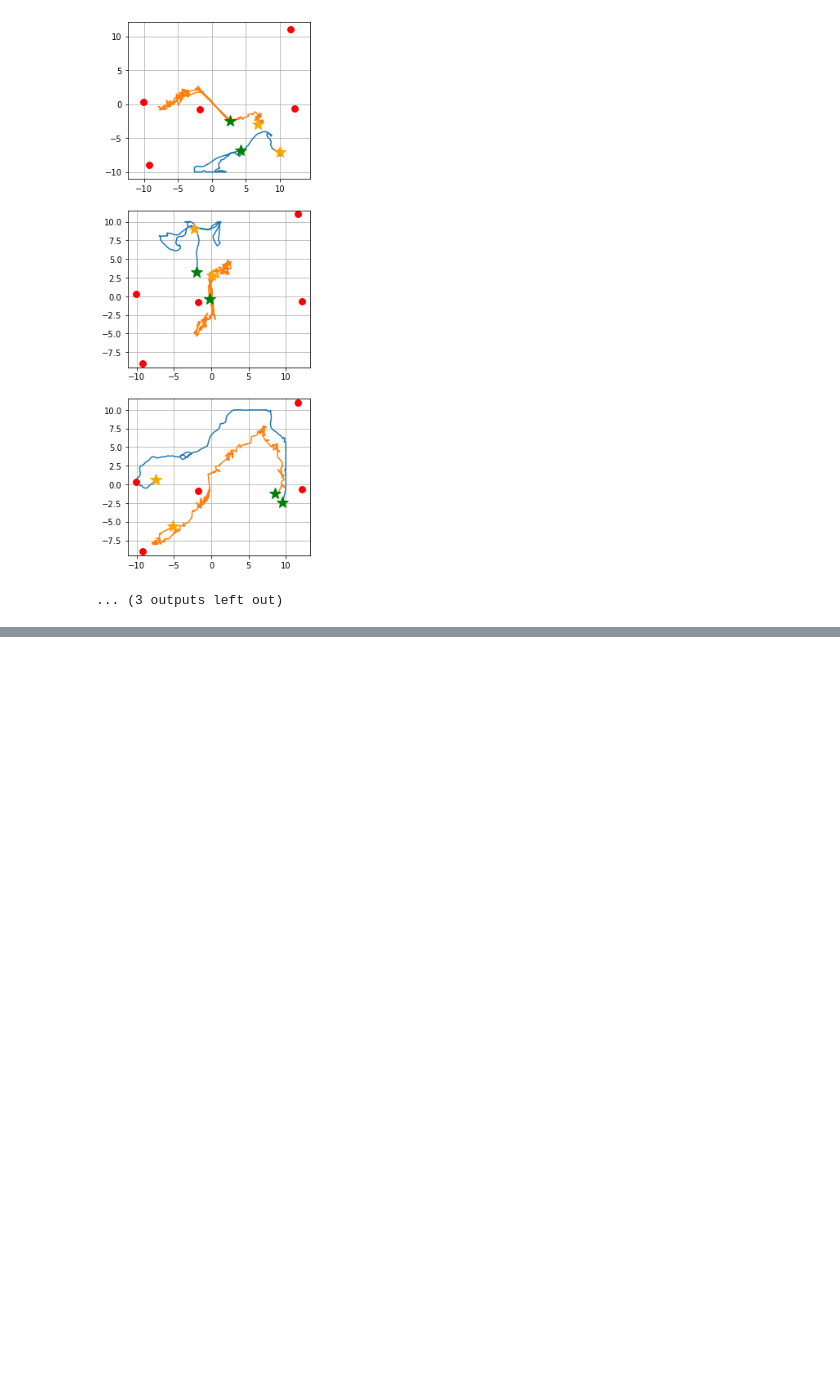
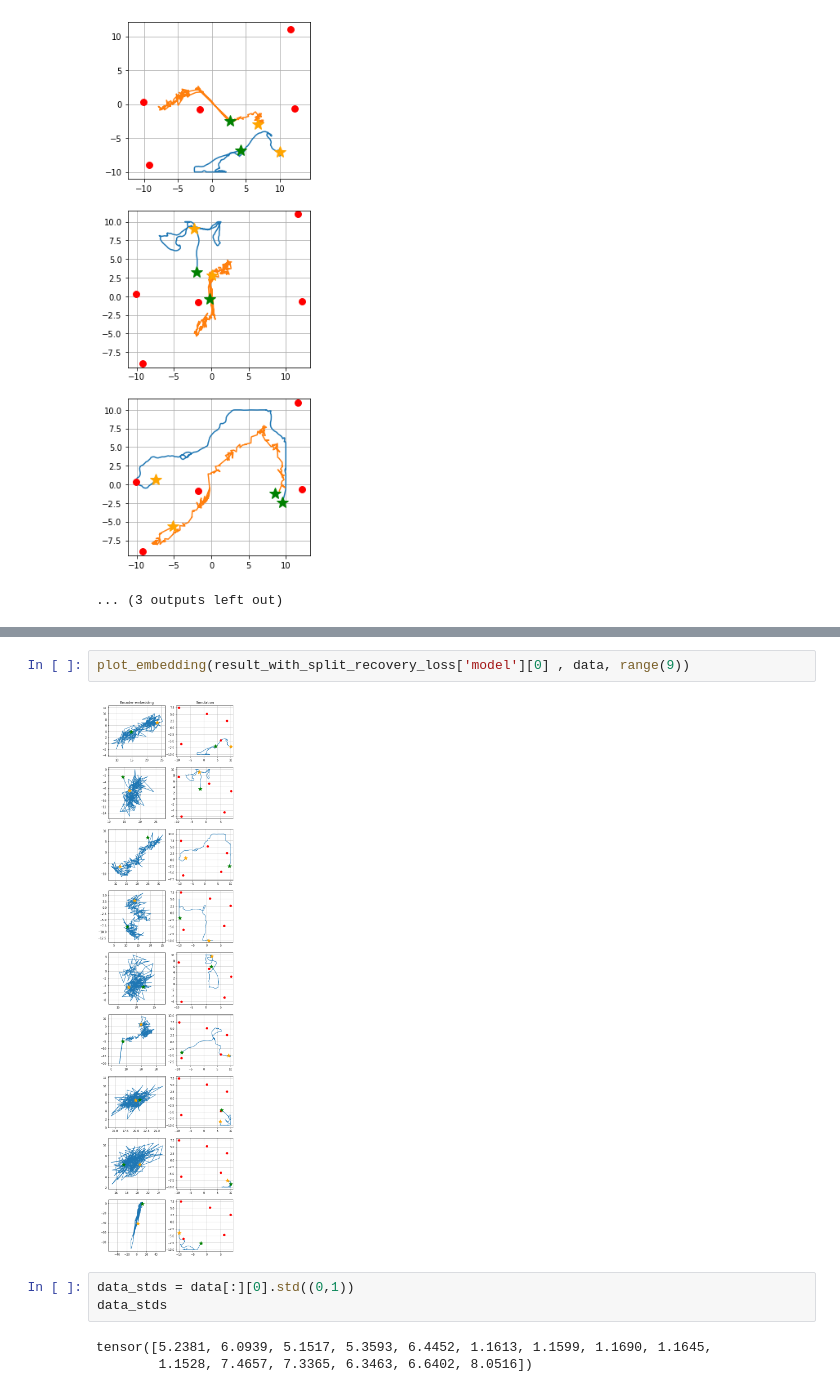
Before and after one commit to Painguin/Learning-based-multi-modal-indoor-localization, a Jupyter notebook: Autoencoder.ipynb, the cells around one changed output, grey strips where cells are left out. Drawn from its saved outputs; the diff is of its cells as text; blank space fills up the shorter version.

```diff
--- a/Autoencoder.ipynb
+++ b/Autoencoder.ipynb
@@ -844,0 +775,10 @@ for idx, experiment in enumerate(experiments):
+# %%
+plot_embedding(result_with_split_recovery_loss['model'][0] , data, range(9))
+# %% [output]
+[figure, added]
+# %%
+data_stds = data[:][0].std((0,1))
+data_stds
+# %% [output]
+tensor([5.2381, 6.0939, 5.1517, 5.3593, 6.4452, 1.1613, 1.1599, 1.1690, 1.1645,
+        1.1528, 7.4657, 7.3365, 6.3463, 6.6402, 8.0516])
```
Also changed, not shown: parts of 72 cells of this notebook, 7 other files.
